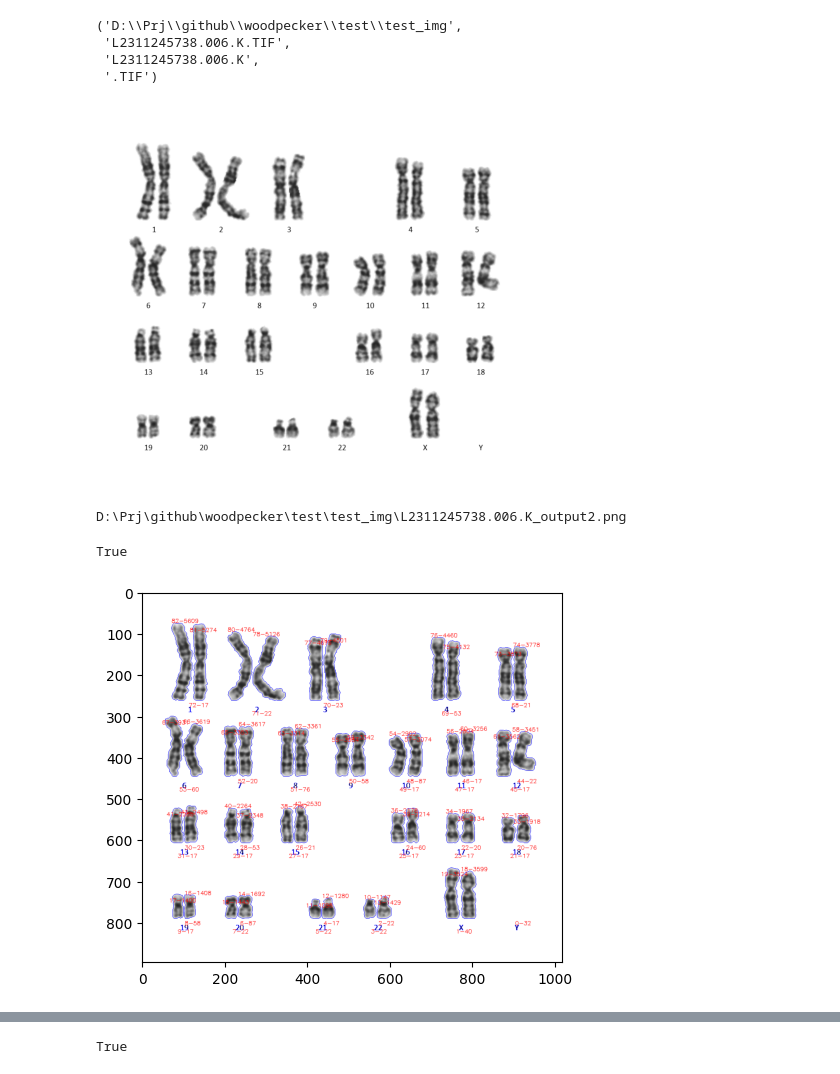
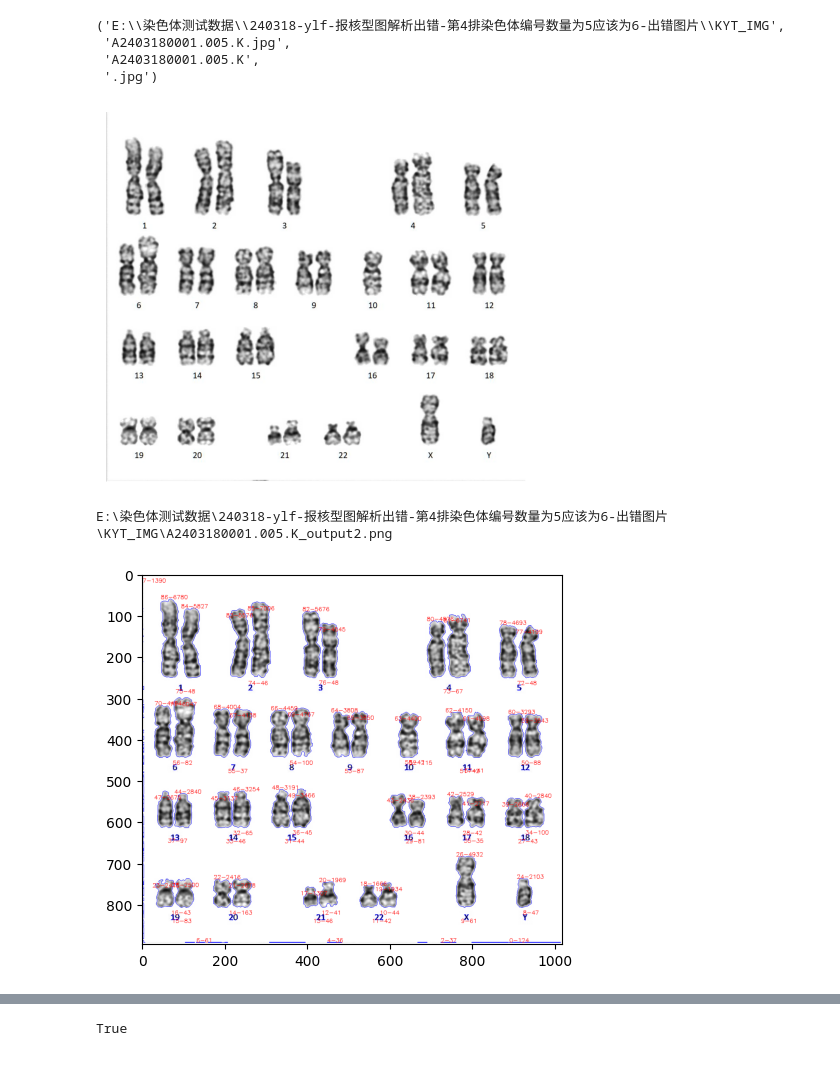
Before and after one commit to leiwng/woodpecker, a Jupyter notebook: karyotype_chart_process.ipynb, the cells around one changed output, grey strips where cells are left out. Saved outputs shown, nothing was run; the diff lists cells and outputs as text; code cells hidden in the pictures.

```diff
--- a/karyotype_chart_process.ipynb
+++ b/karyotype_chart_process.ipynb
@@ -14,21 +20,21 @@ from chromo_cv_utils import Metaphaser, metafer_img_clean, opening, find_externa
 # %%
 # img_fp = 'D:\\download\\L2311245740.008.K.TIF'
-img_fp = 'D:\\Prj\\github\\woodpecker\\test\\test_img\\L2311245738.006.K.TIF'
+img_fp = r'E:\染色体测试数据\240318-ylf-报核型图解析出错-第4排染色体编号数量为5应该为6-出错图片\KYT_IMG\A2403180001.005.K.jpg'
 img_dir, img_fn = os.path.split(img_fp)
 img_fbasename = os.path.splitext(img_fn)[0]
 img_fext = os.path.splitext(img_fp)[1]
 img_dir, img_fn, img_fbasename, img_fext
 # %% [output]
-('D:\\Prj\\github\\woodpecker\\test\\test_img',
- 'L2311245738.006.K.TIF',
- 'L2311245738.006.K',
- '.TIF')
+('E:\\染色体测试数据\\240318-ylf-报核型图解析出错-第4排染色体编号数量为5应该为6-出错图片\\KYT_IMG',
+ 'A2403180001.005.K.jpg',
+ 'A2403180001.005.K',
+ '.jpg')
 # %%
 fp = open(img_fp, "rb")
 if not fp:
     print("open file error")
 # %%
-img = cv2.imread(img_fp)
+img = cv_imread(img_fp)
 
 # Check if the image was loaded successfully
 if img is not None:
@@ -39,29 +45,42 @@ if img is not None:
 else:
     print("Failed to load the image.")
 # %% [output]
-[figure, old version]
+[figure, new version]
 # %%
+# guess proper bin threshold
+adaptive_method = cv2.THRESH_BINARY_INV + cv2.THRESH_TRIANGLE
+bin_thresh = 0
+img = cv2.cvtColor(img, cv2.COLOR_BGR2GRAY)
+bin_thresh, _ = cv2.threshold(img, bin_thresh, 255, adaptive_method)
+# 根据经验值校正二值化阈值
+bin_thresh = bin_thresh - 10 # BIN_THRESH_DELTA = 10
+# 求轮廓
+cntrs = find_external_contours(img, bin_thresh)
+
+# 去掉微小轮廓
+cntrs = [cntr for cntr in cntrs if cv2.contourArea(cntr) > 20] # MIN_CNTR_AREA = 20
+
 # 查看所有轮廓的面积大小
-contours = find_external_contours(img, 254)
-contours = [ contour for contour in contours if cv2.contourArea(contour) > 13 ]
+contours = cntrs
+
 canvas = img.copy()
+canvas = cv2.cvtColor(canvas, cv2.COLOR_GRAY2BGR)
 cv2.drawContours(canvas, contours, -1, (0,0,255), 1)
 for idx, cnt in enumerate(contours):
     cntArea = int(cv2.contourArea(cnt))
     (x,y,w,h) = cv2.boundingRect(cnt)
     if idx % 2 == 0:
         cv2.putText(canvas,str(idx)+'-'+str(cntArea),(x,y),cv2.FONT_HERSHEY_SIMPLEX,0.45,(255,0,0),1)
     else:
         cv2.putText(canvas,str(idx)+'-'+str(cntArea),(x-8,y+20),cv2.FONT_HERSHEY_SIMPLEX,0.45,(255,0,0),1)
 
 plt.imshow(canvas)
 fp = os.path.join(img_dir, img_fbasename) + '_output2' + '.png'
 print(fp)
-cv2.imwrite(fp, canvas)
+cv_imwrite(fp, canvas)
 # %% [output]
-D:\Prj\github\woodpecker\test\test_img\L2311245738.006.K_output2.png
+E:\染色体测试数据\240318-ylf-报核型图解析出错-第4排染色体编号数量为5应该为6-出错图片\KYT_IMG\A2403180001.005.K_output2.png
-True
-[figure, old version]
+[figure, new version]
 # %%
 # 查看所有image的轮廓总数
 img_dir = 'D:\\tmp\\chk_rep_kms_number'
```
Also changed, not shown: parts of 10 cells of this notebook, 3 other files.
